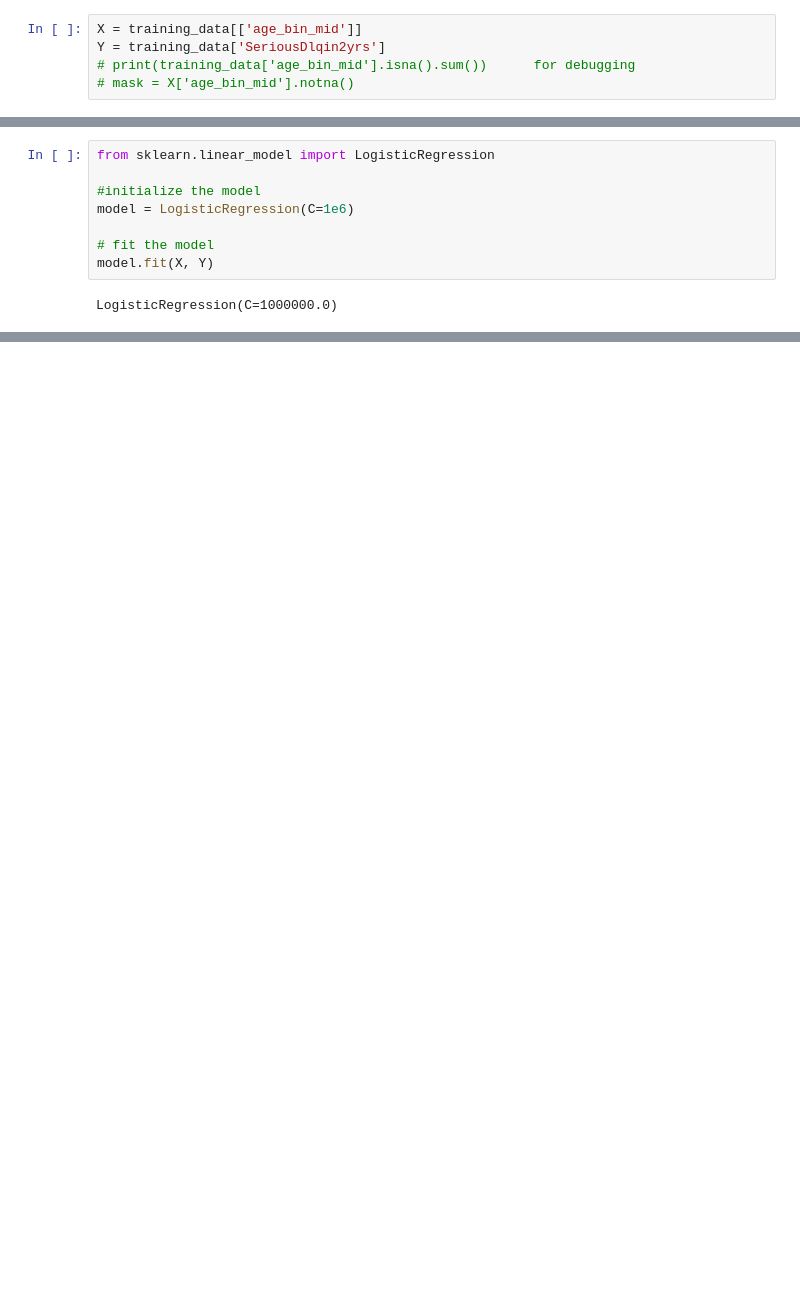
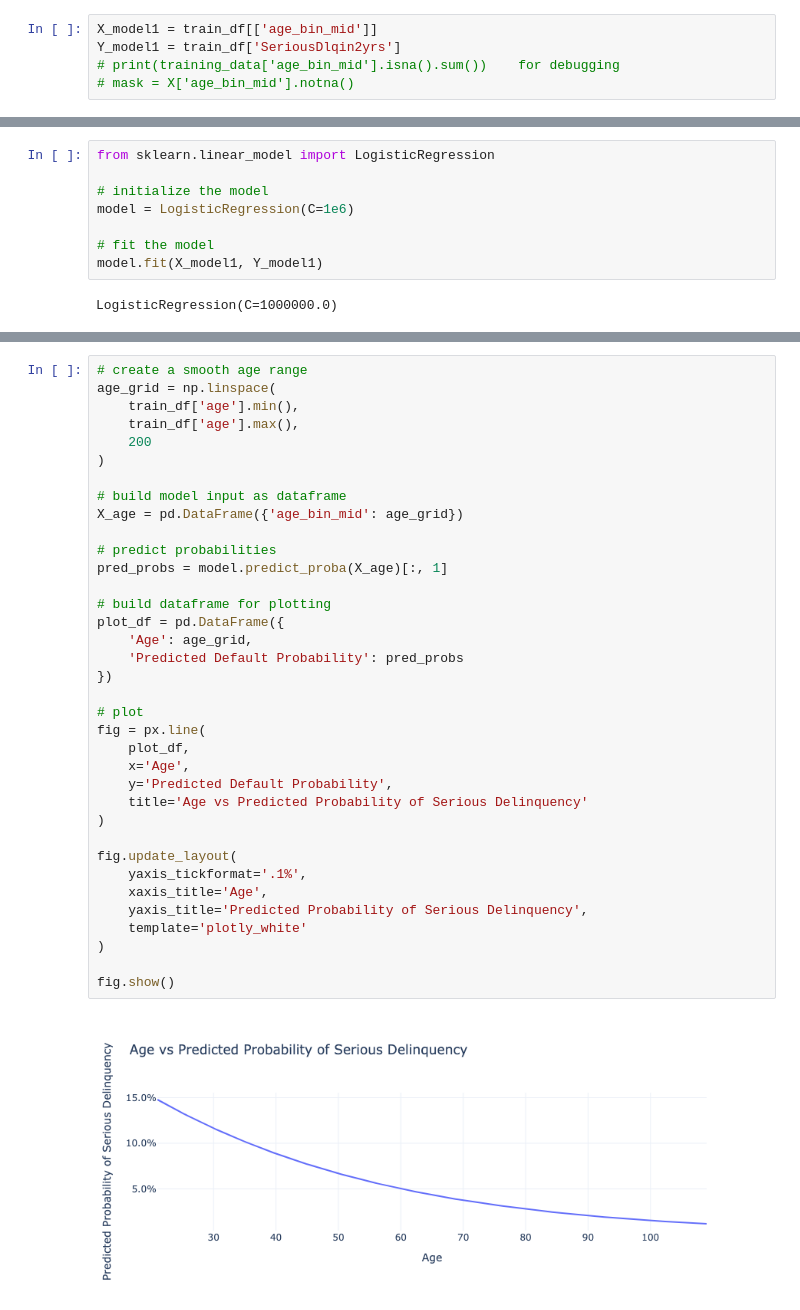
Before and after one commit to Jzaroli/Data-Science-and-Machine-Learning, a Jupyter notebook: Neurosymbolic_AI/model/logistic_regression_model.ipynb, the cells around one changed output, grey strips where cells are left out. Drawn from its saved outputs; the diff is of its cells as text; blank space fills up the shorter version.

```diff
--- a/Neurosymbolic_AI/model/logistic_regression_model.ipynb
+++ b/Neurosymbolic_AI/model/logistic_regression_model.ipynb
@@ -92,6 +191,6 @@ training_data.head()
 # %%
-X = training_data[['age_bin_mid']]
-Y = training_data['SeriousDlqin2yrs']
-# print(training_data['age_bin_mid'].isna().sum())      for debugging
+X_model1 = train_df[['age_bin_mid']]
+Y_model1 = train_df['SeriousDlqin2yrs']
+# print(training_data['age_bin_mid'].isna().sum())    for debugging
 # mask = X['age_bin_mid'].notna()
 # %%
@@ -106,10 +205,10 @@ Name: SeriousDlqin2yrs, dtype: int64
 # %%
 from sklearn.linear_model import LogisticRegression
 
-#initialize the model
+# initialize the model
 model = LogisticRegression(C=1e6)
 
 # fit the model
-model.fit(X, Y)
+model.fit(X_model1, Y_model1)
 # %% [output]
 LogisticRegression(C=1000000.0)
@@ -115,0 +228,38 @@ LogisticRegression(C=1000000.0)
+# %%
+# create a smooth age range
+age_grid = np.linspace(
+    train_df['age'].min(),
+    train_df['age'].max(),
+    200
+)
+
+# build model input as dataframe
+X_age = pd.DataFrame({'age_bin_mid': age_grid})
+
+# predict probabilities
+pred_probs = model.predict_proba(X_age)[:, 1]
+
+# build dataframe for plotting
+plot_df = pd.DataFrame({
+    'Age': age_grid,
+    'Predicted Default Probability': pred_probs
+})
+
+# plot
+fig = px.line(
+    plot_df,
+    x='Age',
+    y='Predicted Default Probability',
+    title='Age vs Predicted Probability of Serious Delinquency'
+)
+
+fig.update_layout(
+    yaxis_tickformat='.1%',
+    xaxis_title='Age',
+    yaxis_title='Predicted Probability of Serious Delinquency',
+    template='plotly_white'
+)
+
+fig.show()
+# %% [output]
+[figure, added]
```
Also changed, not shown: parts of 165 cells of this notebook.
